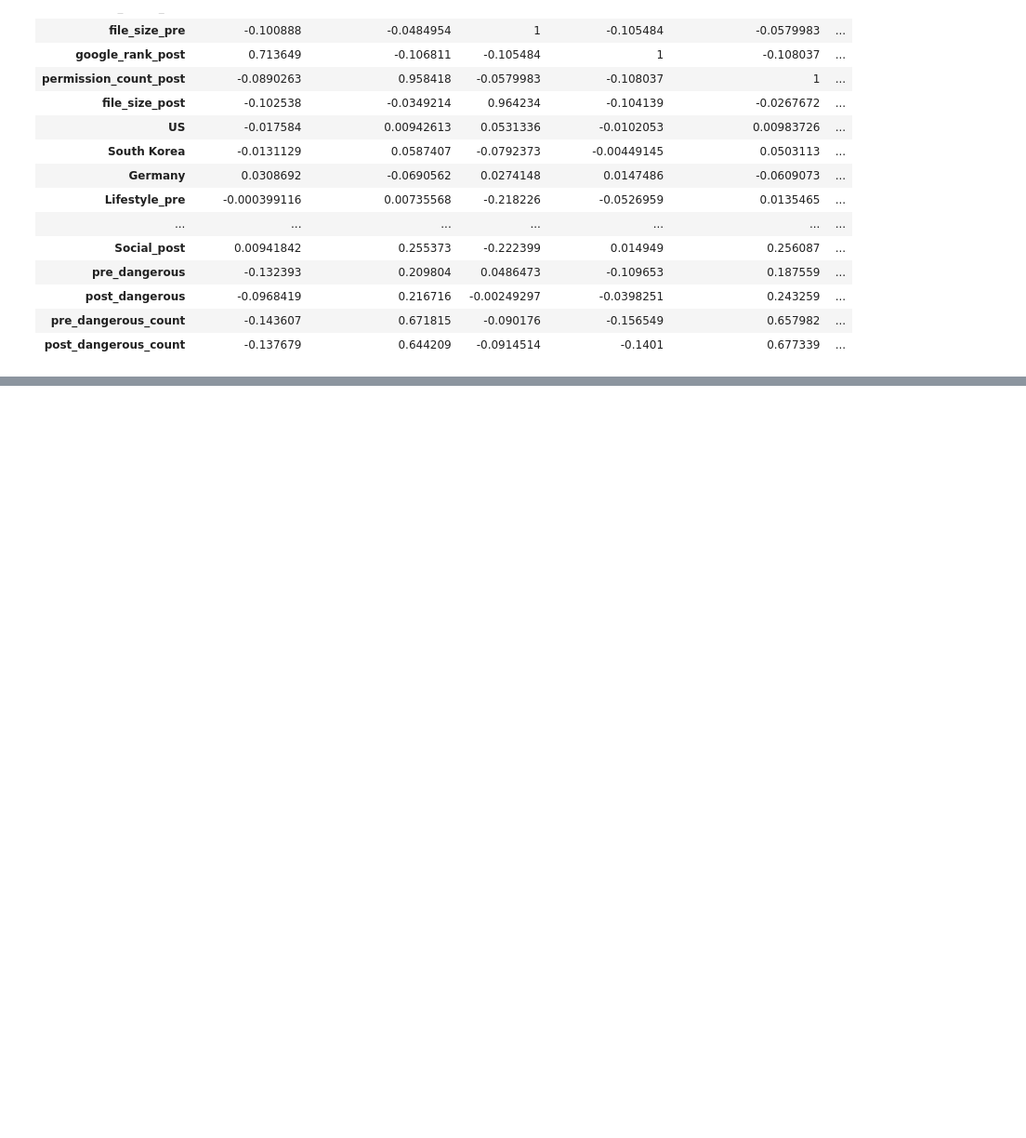
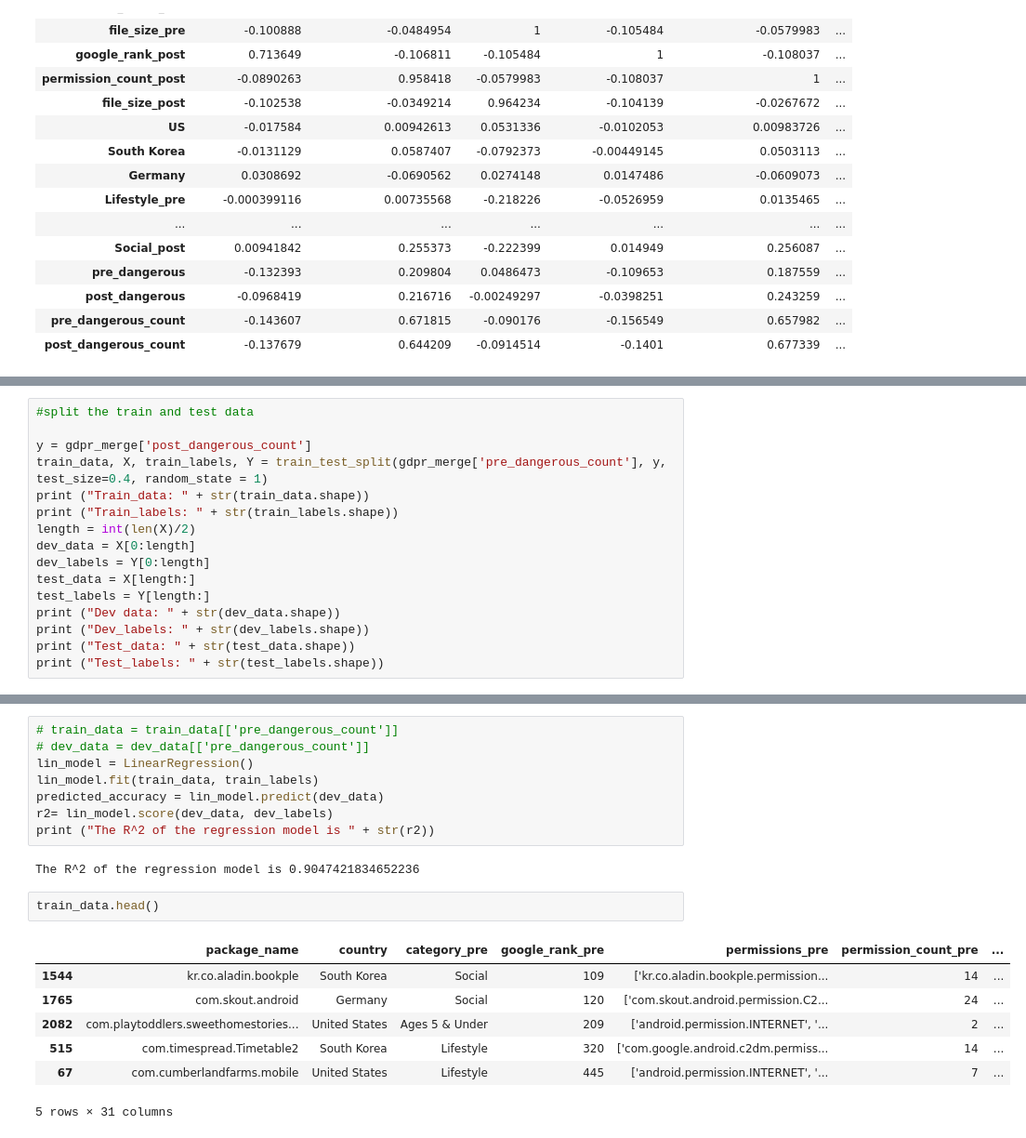
Before and after one commit to JBPelzner/w207_Final, a Jupyter notebook: gdpr_final.ipynb, the cells around one changed output, grey strips where cells are left out. Shown at 93% size. Saved outputs shown, nothing was run; the diff lists cells and outputs as text; blank space fills up the shorter version.

```diff
--- a/gdpr_final.ipynb
+++ b/gdpr_final.ipynb
@@ -641,0 +823,16 @@ corr.style.background_gradient(cmap='coolwarm')
+# %%
+#split the train and test data
+
+y = gdpr_merge['post_dangerous_count']
+train_data, X, train_labels, Y = train_test_split(gdpr_merge['pre_dangerous_count'], y, test_size=0.4, random_state = 1)
+print ("Train_data: " + str(train_data.shape))
+print ("Train_labels: " + str(train_labels.shape))
+length = int(len(X)/2)
+dev_data = X[0:length]
+dev_labels = Y[0:length]
+test_data = X[length:]
+test_labels = Y[length:]
+print ("Dev data: " + str(dev_data.shape))
+print ("Dev_labels: " + str(dev_labels.shape))
+print ("Test_data: " + str(test_data.shape))
+print ("Test_labels: " + str(test_labels.shape))
@@ -641,0 +874,20 @@ corr.style.background_gradient(cmap='coolwarm')
+# %%
+# train_data = train_data[['pre_dangerous_count']]
+# dev_data = dev_data[['pre_dangerous_count']]
+lin_model = LinearRegression()
+lin_model.fit(train_data, train_labels)
+predicted_accuracy = lin_model.predict(dev_data)
+r2= lin_model.score(dev_data, dev_labels)
+print ("The R^2 of the regression model is " + str(r2))
+# %% [output]
+The R^2 of the regression model is 0.9047421834652236
+# %%
+train_data.head()
+# %% [output]
+|  | package_name | country | category_pre | google_rank_pre | permissions_pre | permission_count_pre | ... |
+| 1544 | kr.co.aladin.bookple | South Korea | Social | 109 | ['kr.co.aladin.bookple.permission... | 14 | ... |
+| 1765 | com.skout.android | Germany | Social | 120 | ['com.skout.android.permission.C2... | 24 | ... |
+| 2082 | com.playtoddlers.sweethomestories... | United States | Ages 5 & Under | 209 | ['android.permission.INTERNET', '... | 2 | ... |
+| 515 | com.timespread.Timetable2 | South Korea | Lifestyle | 320 | ['com.google.android.c2dm.permiss... | 14 | ... |
+| 67 | com.cumberlandfarms.mobile | United States | Lifestyle | 445 | ['android.permission.INTERNET', '... | 7 | ... |
+5 rows × 31 columns
```
Also changed, not shown: parts of 49 cells of this notebook.
